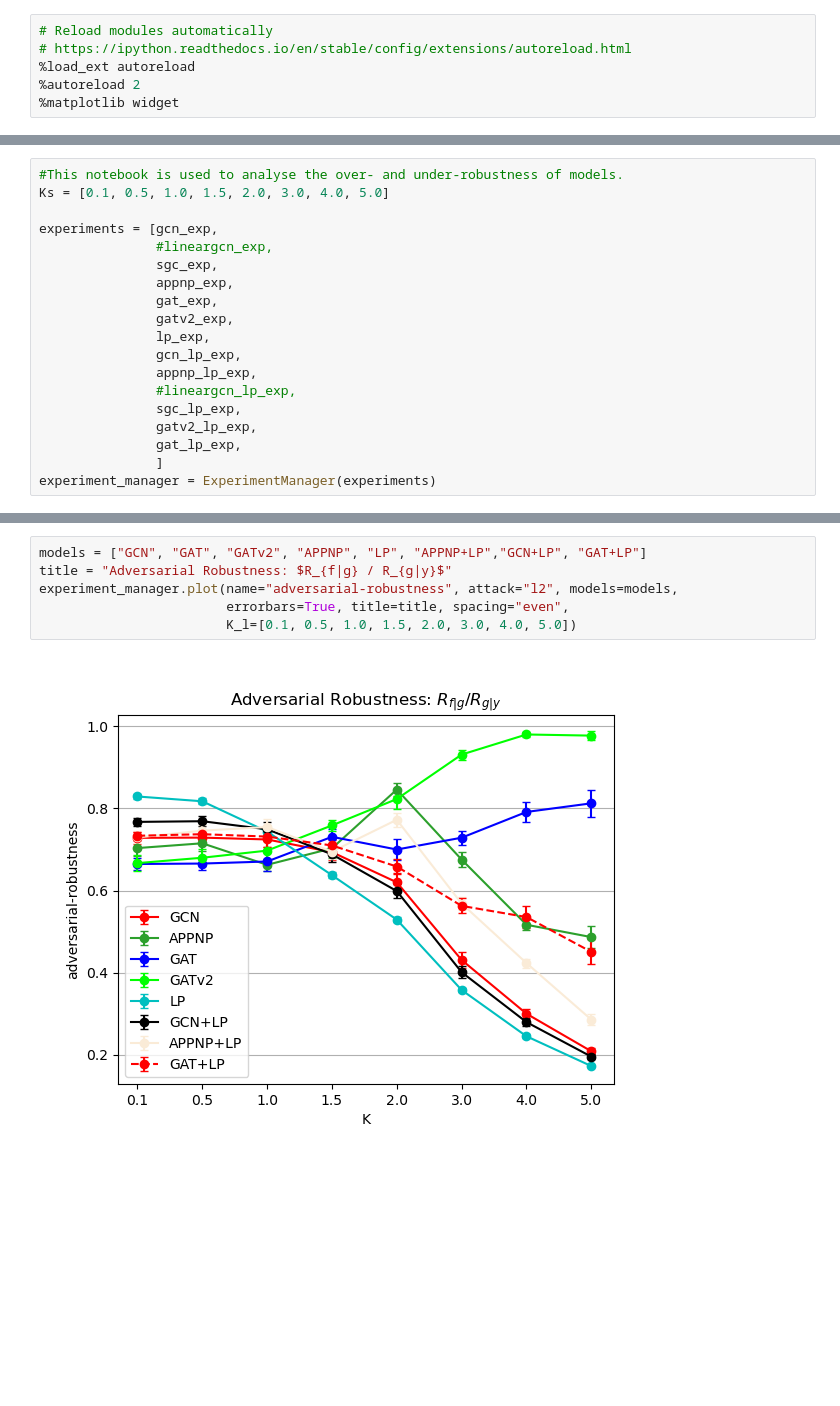
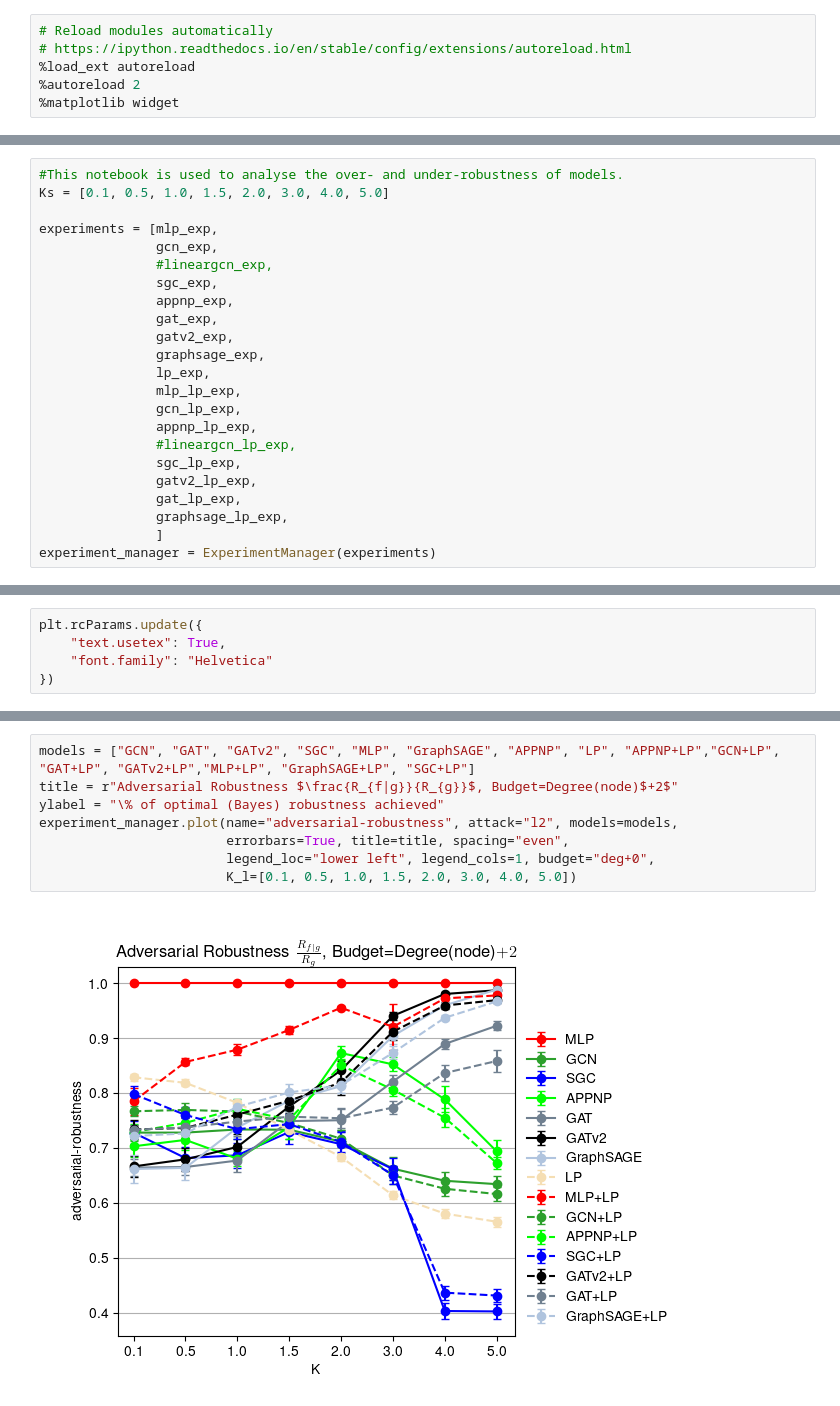
Before and after one commit to saper0/revisiting_robustness, a Jupyter notebook: notebooks/robustness/over_robustness_v3.ipynb, the cells around one changed output, grey strips where cells are left out. Cells and saved outputs as stored; diff of their text form; blank space fills up the shorter version.

Commit message:
Analyse local budgets + more final printing.

```diff
--- a/notebooks/robustness/over_robustness_v3.ipynb
+++ b/notebooks/robustness/over_robustness_v3.ipynb
@@ -98,19 +126,23 @@ gatv2_lp_exp = dict(
 #This notebook is used to analyse the over- and under-robustness of models.
 Ks = [0.1, 0.5, 1.0, 1.5, 2.0, 3.0, 4.0, 5.0]
 
-experiments = [gcn_exp,
+experiments = [mlp_exp,
+               gcn_exp,
                #lineargcn_exp,
                sgc_exp,
                appnp_exp,
                gat_exp,
                gatv2_exp,
+               graphsage_exp,
                lp_exp,
+               mlp_lp_exp,
                gcn_lp_exp,
                appnp_lp_exp,
                #lineargcn_lp_exp,
                sgc_lp_exp,
                gatv2_lp_exp,
                gat_lp_exp,
+               graphsage_lp_exp,
                ]
 experiment_manager = ExperimentManager(experiments)
 # %%
@@ -129,0 +163,5 @@ experiment_manager.starplot(name="f_wrt_y", attack="l2-weak", models=models,
+# %%
+plt.rcParams.update({
+    "text.usetex": True,
+    "font.family": "Helvetica"
+})
@@ -130,8 +200,10 @@ experiment_manager.starplot(name="f_wrt_y", attack="l2-weak", models=models,
 # %%
-models = ["GCN", "GAT", "GATv2", "APPNP", "LP", "APPNP+LP","GCN+LP", "GAT+LP"]
-title = "Adversarial Robustness: $R_{f|g} / R_{g|y}$"
+models = ["GCN", "GAT", "GATv2", "SGC", "MLP", "GraphSAGE", "APPNP", "LP", "APPNP+LP","GCN+LP", "GAT+LP", "GATv2+LP","MLP+LP", "GraphSAGE+LP", "SGC+LP"]
+title = r"Adversarial Robustness $\frac{R_{f|g}}{R_{g}}$, Budget=Degree(node)$+2$"
+ylabel = "\% of optimal (Bayes) robustness achieved"
 experiment_manager.plot(name="adversarial-robustness", attack="l2", models=models,
                         errorbars=True, title=title, spacing="even",
+                        legend_loc="lower left", legend_cols=1, budget="deg+0",
                         K_l=[0.1, 0.5, 1.0, 1.5, 2.0, 3.0, 4.0, 5.0])
 # %% [output]
-[figure, old version]
+[figure, new version]
```
Also changed, not shown: parts of 14 cells of this notebook, 5 other files.
